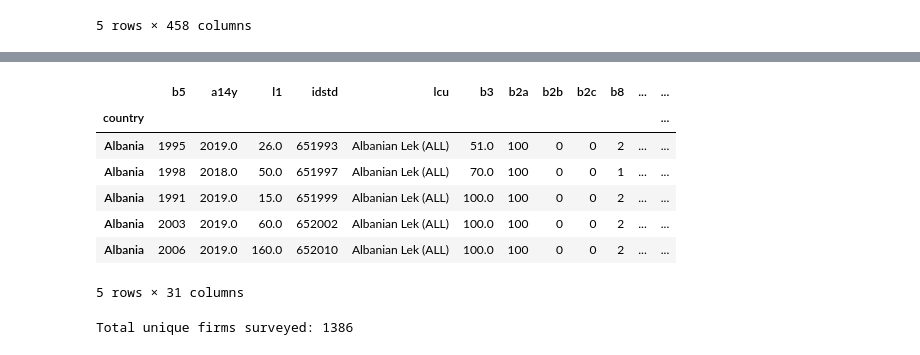
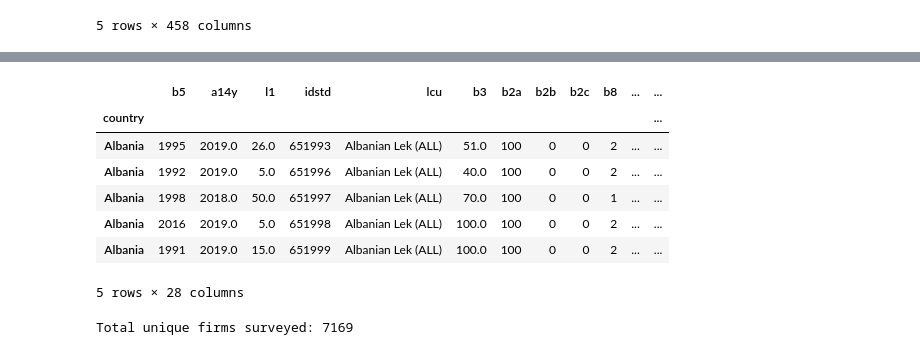
Before and after one commit to ella4-boop/innovation, a Jupyter notebook: emergingeconomiesinvestment.ipynb, the cells around one changed output, grey strips where cells are left out. Saved outputs shown, nothing was run; the diff lists cells and outputs as text; code cells hidden in the pictures.

```diff
--- a/emergingeconomiesinvestment.ipynb
+++ b/emergingeconomiesinvestment.ipynb
@@ -22,7 +22,7 @@ survey.head()
 5 rows × 458 columns
 # %%
 investdf = survey[['b5','a14y','l1','idstd', 'lcu', 'b3', 'b2a', 'b2b', 'b2c', 'b8', 'f1', 'h1', 'h5', 'bmh1', 'd2','n7a', 'n5a', 'k1c',
-                   'k5a', 'k5bc','k5i','k5e','k5f','bmk5a','bmk5b', 'bmk5hdj', 'k15b', 'k16', 'k6', 'k7']]
+                   'k5a','k4','k5bc','k5i','k5e','k5f','bmk5a','bmk5b', 'k16', 'k7']]
 investdf.head()
 
 #GENERAL
@@ -55,10 +55,7 @@ investdf.head()
 #k5f = % fixed assets last FY: credit from suppliers/ advances from customers
 #bmk5a = % fixed assets last FY: gov. grants
 #bmk5b = % fixed assets last FY: issuing bonds
-#bmk5hdj = % fixed assets last FY: other
-#k15b = no. of open lines of credit and outstanding loans
 #k16 = in last FY, apply for new loans/lines of credit?
-#k6 = have checking/ savings account?
 #k7 = have overdraft facility?
 # %% [output]
 |  | b5 | a14y | l1 | idstd | lcu | b3 | b2a | b2b | b2c | b8 | ... | ... |
@@ -72,5 +69,15 @@ investdf.head()
-# %%
-investdf['n5a'] = investdf['n5a'].fillna(0)
+# %%
+investdf = investdf[~investdf[['k4']].isin([-9]).any(axis=1)]
+# %%
+investdf.loc[:, 'n5a'] = investdf['n5a'].fillna(0)
+investdf.loc[:, 'k4'] = investdf['k4'].fillna(0)
+investdf.loc[:, 'k5a'] = investdf['k5a'].fillna(0)
+investdf.loc[:, 'k5bc'] = investdf['k5bc'].fillna(0)
+investdf.loc[:, 'k5i'] = investdf['k5i'].fillna(0)
+investdf.loc[:, 'k5e'] = investdf['k5e'].fillna(0)
+investdf.loc[:, 'k5f'] = investdf['k5f'].fillna(0)
+investdf.loc[:, 'bmk5b'] = investdf['bmk5b'].fillna(0)
+investdf.loc[:, 'bmk5a'] = investdf['bmk5a'].fillna(0)
 # %%
 summary = investdf.isnull().sum()
 print(summary)
@@ -121,22 +102,22 @@ dtype: int64
 # %%
-columns = ['b5', 'l1', 'a14y', 'b3', 'b2a', 'b2b', 'b2c', 'b8', 'f1', 'h1', 'h5', 'bmh1', 'd2','n7a','n5a','k1c','k4','k5a', 'k5bc','k5i','k5e','k5f','bmk5a','bmk5b', 'bmk5hdj', 'k15b', 'k16', 'k6', 'k7']
+columns = ['b5', 'l1', 'a14y', 'b3', 'b2a', 'b2b', 'b2c', 'b8', 'f1', 'h1', 'h5', 'bmh1', 'd2','n7a','k1c','k16','k7']
 
 # Remove rows where any of the specified columns contain missing values (NaN)
 survey_cleaned = investdf.dropna(subset=columns)
 
 # Check the first few rows to confirm the changes
 survey_cleaned.head()
 # %% [output]
 |  | b5 | a14y | l1 | idstd | lcu | b3 | b2a | b2b | b2c | b8 | ... | ... |
 | country |  |  |  |  |  |  |  |  |  |  |  | ... |
 | Albania | 1995 | 2019.0 | 26.0 | 651993 | Albanian Lek (ALL) | 51.0 | 100 | 0 | 0 | 2 | ... | ... |
+| Albania | 1992 | 2019.0 | 5.0 | 651996 | Albanian Lek (ALL) | 40.0 | 100 | 0 | 0 | 2 | ... | ... |
 | Albania | 1998 | 2018.0 | 50.0 | 651997 | Albanian Lek (ALL) | 70.0 | 100 | 0 | 0 | 1 | ... | ... |
+| Albania | 2016 | 2019.0 | 5.0 | 651998 | Albanian Lek (ALL) | 100.0 | 100 | 0 | 0 | 2 | ... | ... |
 | Albania | 1991 | 2019.0 | 15.0 | 651999 | Albanian Lek (ALL) | 100.0 | 100 | 0 | 0 | 2 | ... | ... |
-| Albania | 2003 | 2019.0 | 60.0 | 652002 | Albanian Lek (ALL) | 100.0 | 100 | 0 | 0 | 2 | ... | ... |
-| Albania | 2006 | 2019.0 | 160.0 | 652010 | Albanian Lek (ALL) | 100.0 | 100 | 0 | 0 | 2 | ... | ... |
-5 rows × 31 columns
+5 rows × 28 columns
 # %%
 total_firms = survey_cleaned['idstd'].nunique()
 print(f"Total unique firms surveyed: {total_firms}")
 # %% [output]
-Total unique firms surveyed: 1386
+Total unique firms surveyed: 7169
```
Also changed, not shown: parts of 19 cells of this notebook.
